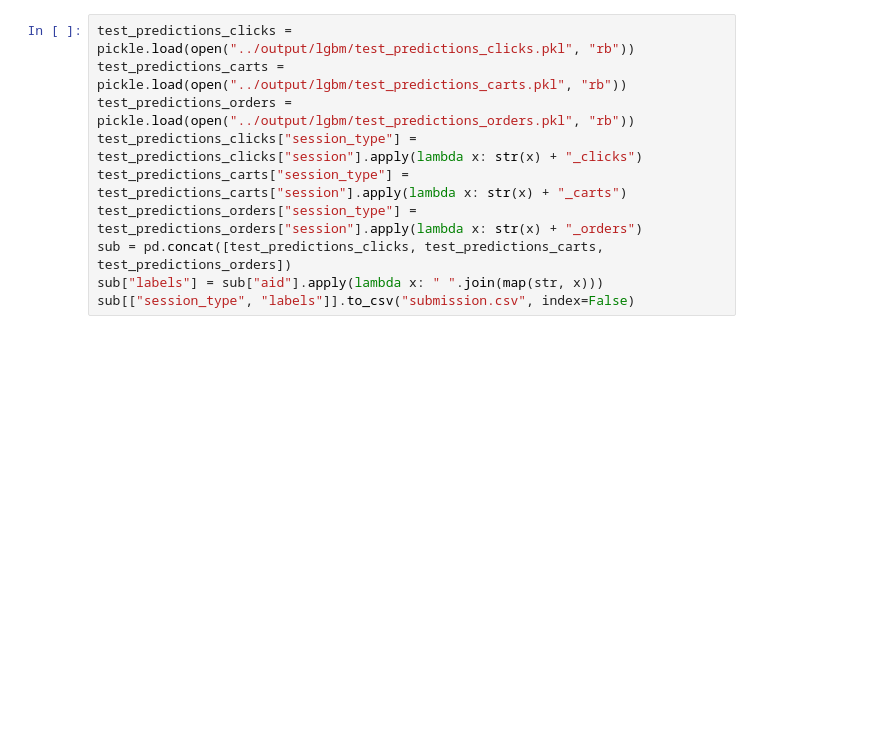
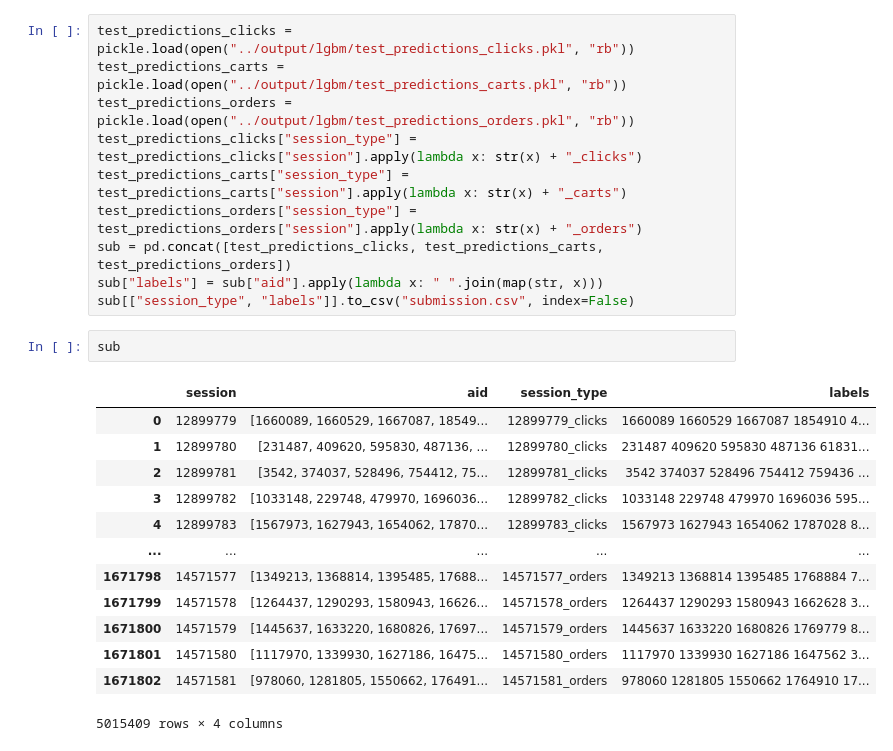
Before and after one commit to yosukeyoshida/kaggle-otto-recommender-system, a Jupyter notebook: notebooks/bq.ipynb, the cells around one changed output. Saved outputs shown, nothing was run; the diff lists cells and outputs as text; blank space fills up the shorter version.

```diff
--- a/notebooks/bq.ipynb
+++ b/notebooks/bq.ipynb
@@ -206,3 +206,19 @@ test_predictions_orders["session_type"] = test_predictions_orders["session"].app
 sub = pd.concat([test_predictions_clicks, test_predictions_carts, test_predictions_orders])
 sub["labels"] = sub["aid"].apply(lambda x: " ".join(map(str, x)))
 sub[["session_type", "labels"]].to_csv("submission.csv", index=False)
+# %%
+sub
+# %% [output]
+|  | session | aid | session_type | labels |
+| 0 | 12899779 | [1660089, 1660529, 1667087, 18549... | 12899779_clicks | 1660089 1660529 1667087 1854910 4... |
+| 1 | 12899780 | [231487, 409620, 595830, 487136, ... | 12899780_clicks | 231487 409620 595830 487136 61831... |
+| 2 | 12899781 | [3542, 374037, 528496, 754412, 75... | 12899781_clicks | 3542 374037 528496 754412 759436 ... |
+| 3 | 12899782 | [1033148, 229748, 479970, 1696036... | 12899782_clicks | 1033148 229748 479970 1696036 595... |
+| 4 | 12899783 | [1567973, 1627943, 1654062, 17870... | 12899783_clicks | 1567973 1627943 1654062 1787028 8... |
+| ... | ... | ... | ... | ... |
+| 1671798 | 14571577 | [1349213, 1368814, 1395485, 17688... | 14571577_orders | 1349213 1368814 1395485 1768884 7... |
+| 1671799 | 14571578 | [1264437, 1290293, 1580943, 16626... | 14571578_orders | 1264437 1290293 1580943 1662628 3... |
+| 1671800 | 14571579 | [1445637, 1633220, 1680826, 17697... | 14571579_orders | 1445637 1633220 1680826 1769779 8... |
+| 1671801 | 14571580 | [1117970, 1339930, 1627186, 16475... | 14571580_orders | 1117970 1339930 1627186 1647562 3... |
+| 1671802 | 14571581 | [978060, 1281805, 1550662, 176491... | 14571581_orders | 978060 1281805 1550662 1764910 17... |
+5015409 rows × 4 columns
```
Also changed, not shown: parts of 2 cells of this notebook, 1 other file.
